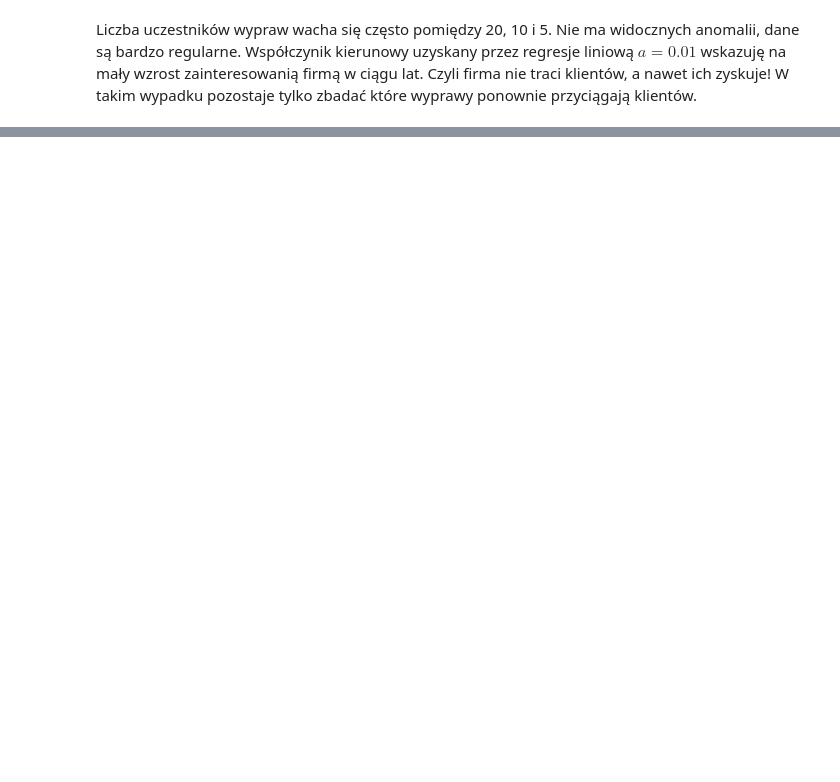
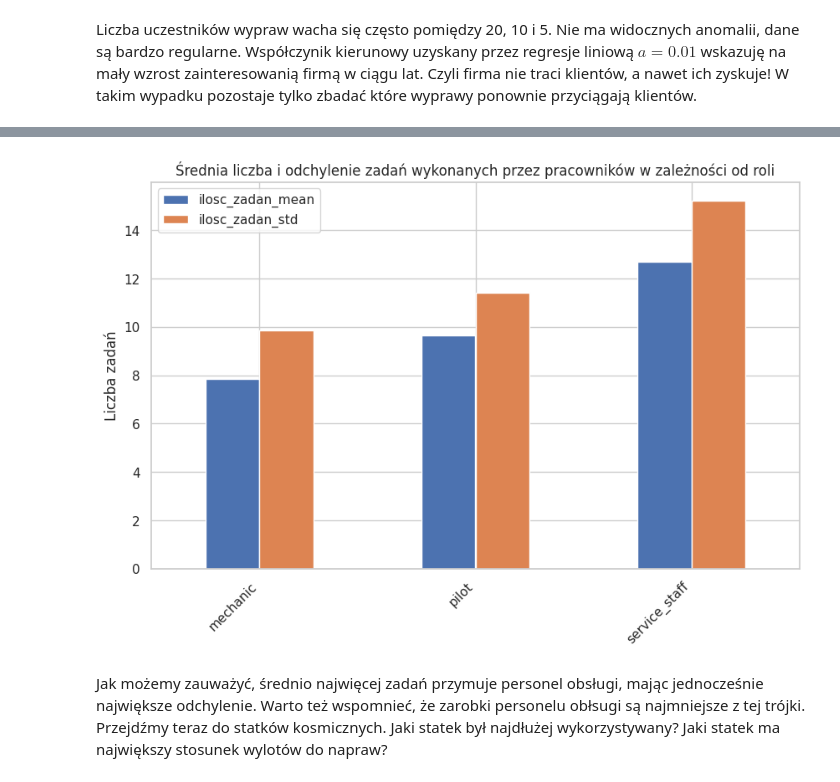
Before and after one commit to Enlightened-Monkey/Space-U, a Jupyter notebook: Kacper/raport.ipynb, the cells around one changed output, grey strips where cells are left out. Drawn from its saved outputs; the diff is of its cells as text; code cells hidden in the pictures; blank space fills up the shorter version.

```diff
--- a/Kacper/raport.ipynb
+++ b/Kacper/raport.ipynb
@@ -221,0 +285,23 @@ Liczba uczestników wypraw wacha się często pomiędzy 20, 10 i 5. Nie ma widoc
+# %%
+employees_performance_query = """
+SELECT
+    CONCAT(Employees.first_name, ' ', Employees.last_name) AS full_name,
+    Employees.pesel,
+    Employees.role,
+    specialization,
+    COUNT(RecoveryTasks.pesel) + COUNT(RepairTasks.pesel) + COUNT(TripCrew.pesel) as ilosc_zadan
+FROM
+    Employees
+LEFT JOIN
+    RecoveryTasks ON Employees.pesel = RecoveryTasks.pesel
+LEFT JOIN
+    RepairTasks ON Employees.pesel = RepairTasks.pesel
+LEFT JOIN
+    TripCrew ON Employees.pesel = TripCrew.pesel
+GROUP BY
+    Employees.pesel
+"""
+
+cursor.execute(employees_performance_query)
+employees_performance = cursor.fetchall()
+employees_performance_df = pd.DataFrame(employees_performance, columns=[i[0] for i in cursor.description])
@@ -221,0 +343,18 @@ Liczba uczestników wypraw wacha się często pomiędzy 20, 10 i 5. Nie ma widoc
+# %%
+employees_performance_df.where(
+    lambda x: x['ilosc_zadan'] > 0).groupby('role').agg(
+    ilosc_zadan_mean=('ilosc_zadan', 'mean'),
+    ilosc_zadan_std=('ilosc_zadan', 'std')
+).plot.bar(
+    y=['ilosc_zadan_mean', 'ilosc_zadan_std'],
+    title='Średnia liczba i odchylenie zadań wykonanych przez pracowników w zależności od roli',
+    ylabel='Liczba zadań',
+    xlabel='Rola',
+    figsize=(10, 6),
+)
+plt.xticks(rotation=45, ha='right');
+plt.xlabel(None);
+# %% [output]
+[figure, added]
+# %% [markdown]
+Jak możemy zauważyć, średnio najwięcej zadań przymuje personel obsługi, mając jednocześnie największe odchylenie. Warto też wspomnieć, że zarobki personelu obłsugi są najmniejsze z tej trójki. Przejdźmy teraz do statków kosmicznych. Jaki statek był najdłużej wykorzystywany? Jaki statek ma największy stosunek wylotów do napraw?
```
Also changed, not shown: parts of 12 cells of this notebook, 3 other files.
